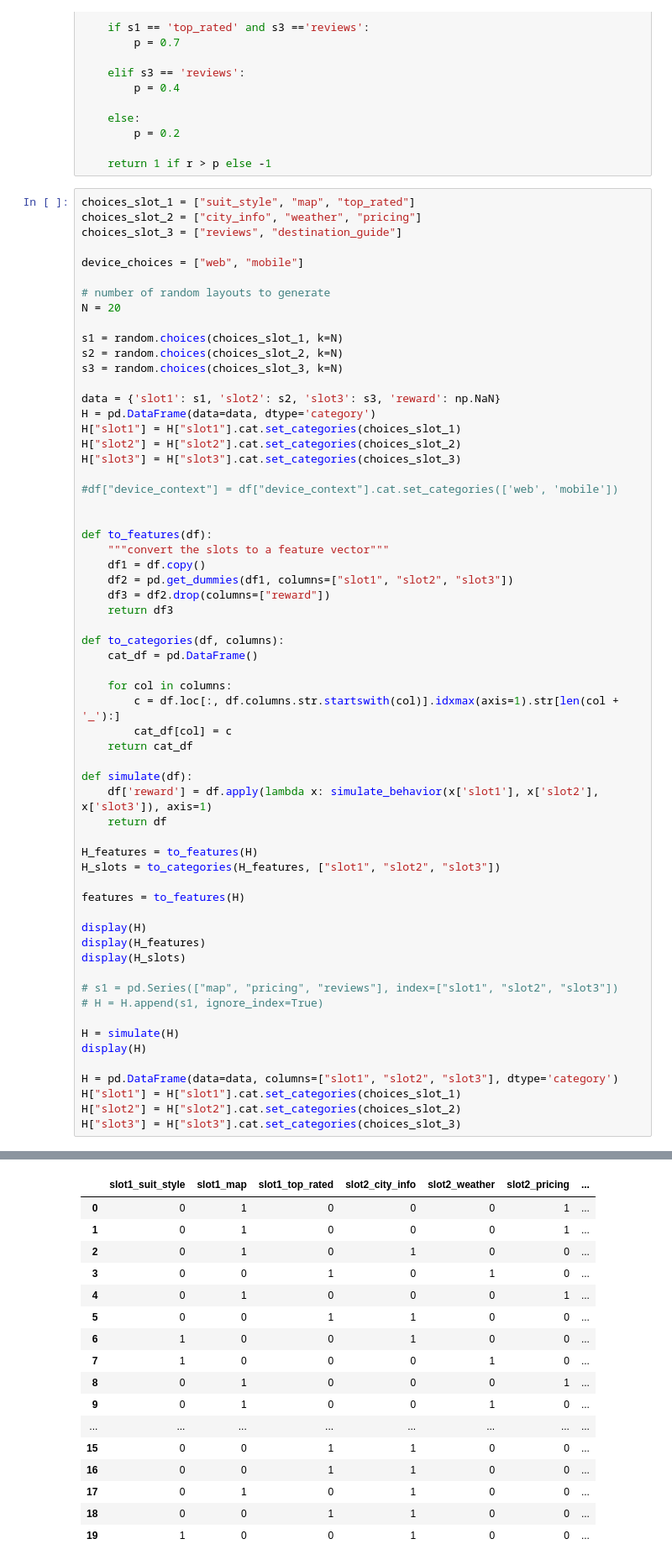
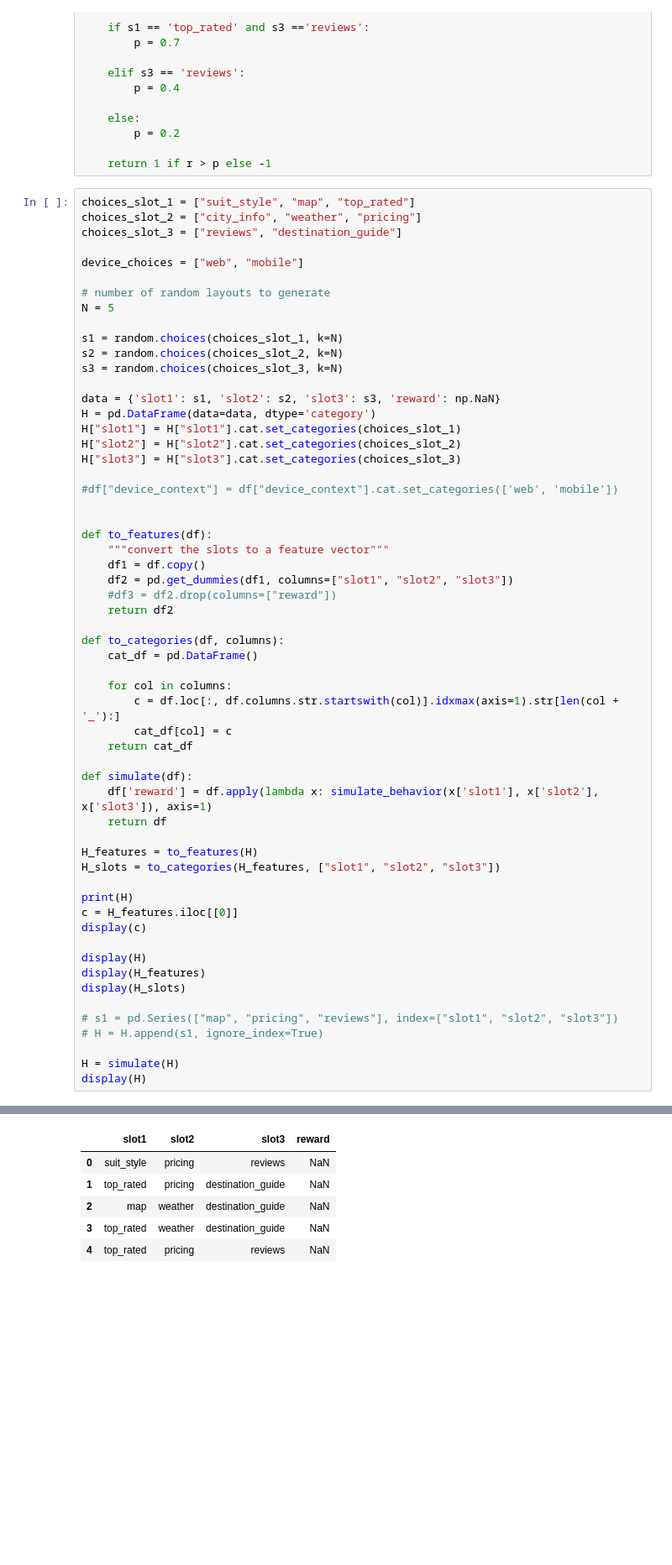
Before and after one commit to rfdickerson/multiarmed-bandits, a Jupyter notebook: Contextual Bandits.ipynb, the cells around one changed output, grey strips where cells are left out. Shown: that part at 84% size. Drawn from its saved outputs; the diff is of its cells as text; blank space fills up the shorter version.

```diff
--- a/Contextual Bandits.ipynb
+++ b/Contextual Bandits.ipynb
@@ -86,7 +88,7 @@ choices_slot_3 = ["reviews", "destination_guide"]
 device_choices = ["web", "mobile"]
 
 # number of random layouts to generate
-N = 20
+N = 5
 
 s1 = random.choices(choices_slot_1, k=N)
 s2 = random.choices(choices_slot_2, k=N)
@@ -105,8 +107,8 @@ def to_features(df):
     """convert the slots to a feature vector"""
     df1 = df.copy()
     df2 = pd.get_dummies(df1, columns=["slot1", "slot2", "slot3"])
-    df3 = df2.drop(columns=["reward"])
-    return df3
+    #df3 = df2.drop(columns=["reward"])
+    return df2
 
 def to_categories(df, columns):
     cat_df = pd.DataFrame()
@@ -123,7 +125,9 @@ def simulate(df):
 H_features = to_features(H)
 H_slots = to_categories(H_features, ["slot1", "slot2", "slot3"])
 
-features = to_features(H)
+print(H)
+c = H_features.iloc[[0]]
+display(c)
 
 display(H)
 display(H_features)
@@ -134,9 +138,4 @@ display(H_slots)
 
 H = simulate(H)
 display(H)
-
-H = pd.DataFrame(data=data, columns=["slot1", "slot2", "slot3"], dtype='category')
-H["slot1"] = H["slot1"].cat.set_categories(choices_slot_1)
-H["slot2"] = H["slot2"].cat.set_categories(choices_slot_2)
-H["slot3"] = H["slot3"].cat.set_categories(choices_slot_3)
 # %% [output]
@@ -160,17 +150,6 @@ H["slot3"] = H["slot3"].cat.set_categories(choices_slot_3)
-|  | slot1_suit_style | slot1_map | slot1_top_rated | slot2_city_info | slot2_weather | slot2_pricing | ... |
-| 0 | 0 | 1 | 0 | 0 | 0 | 1 | ... |
-| 1 | 0 | 1 | 0 | 0 | 0 | 1 | ... |
-| 2 | 0 | 1 | 0 | 1 | 0 | 0 | ... |
-| 3 | 0 | 0 | 1 | 0 | 1 | 0 | ... |
-| 4 | 0 | 1 | 0 | 0 | 0 | 1 | ... |
-| 5 | 0 | 0 | 1 | 1 | 0 | 0 | ... |
-| 6 | 1 | 0 | 0 | 1 | 0 | 0 | ... |
-| 7 | 1 | 0 | 0 | 0 | 1 | 0 | ... |
-| 8 | 0 | 1 | 0 | 0 | 0 | 1 | ... |
-| 9 | 0 | 1 | 0 | 0 | 1 | 0 | ... |
-| ... | ... | ... | ... | ... | ... | ... | ... |
-| 15 | 0 | 0 | 1 | 1 | 0 | 0 | ... |
-| 16 | 0 | 0 | 1 | 1 | 0 | 0 | ... |
-| 17 | 0 | 1 | 0 | 1 | 0 | 0 | ... |
-| 18 | 0 | 0 | 1 | 1 | 0 | 0 | ... |
-| 19 | 1 | 0 | 0 | 1 | 0 | 0 | ... |
+|  | slot1 | slot2 | slot3 | reward |
+| 0 | suit_style | pricing | reviews | NaN |
+| 1 | top_rated | pricing | destination_guide | NaN |
+| 2 | map | weather | destination_guide | NaN |
+| 3 | top_rated | weather | destination_guide | NaN |
+| 4 | top_rated | pricing | reviews | NaN |
```
Also changed, not shown: parts of 5 cells of this notebook.
